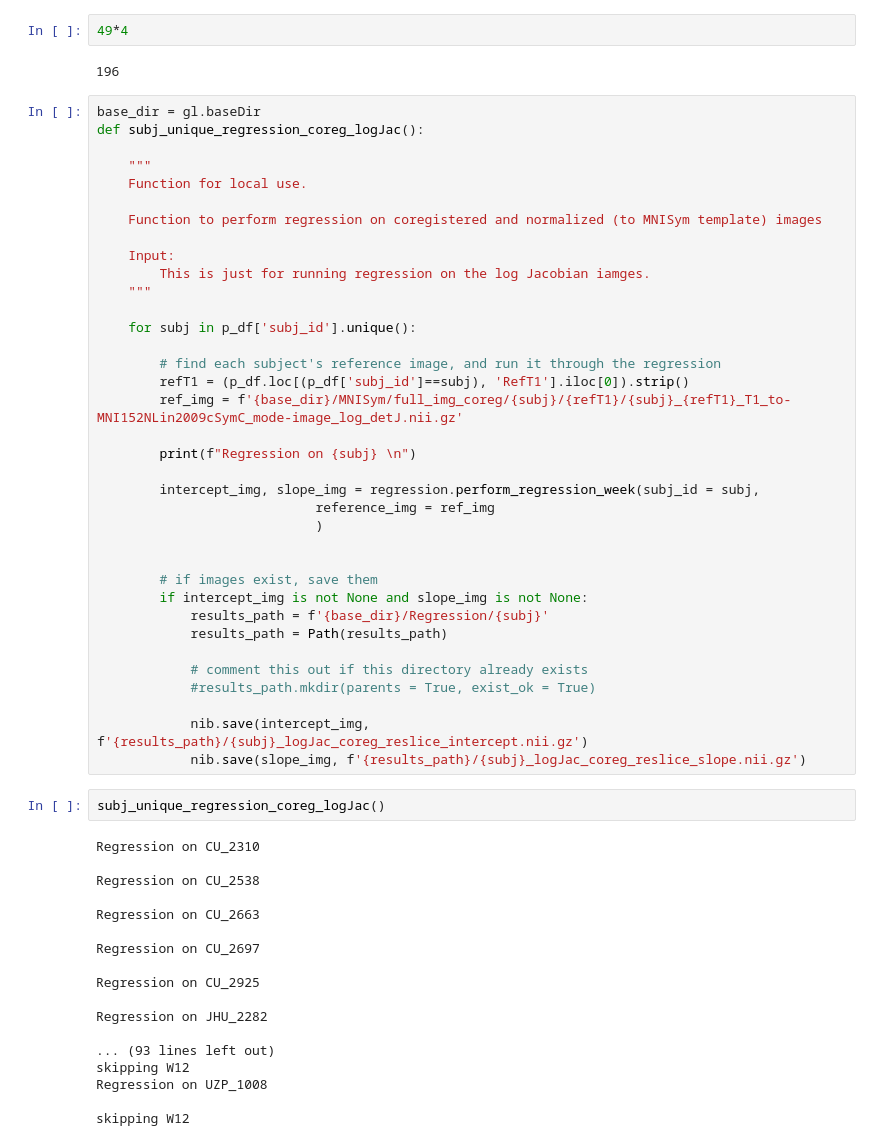
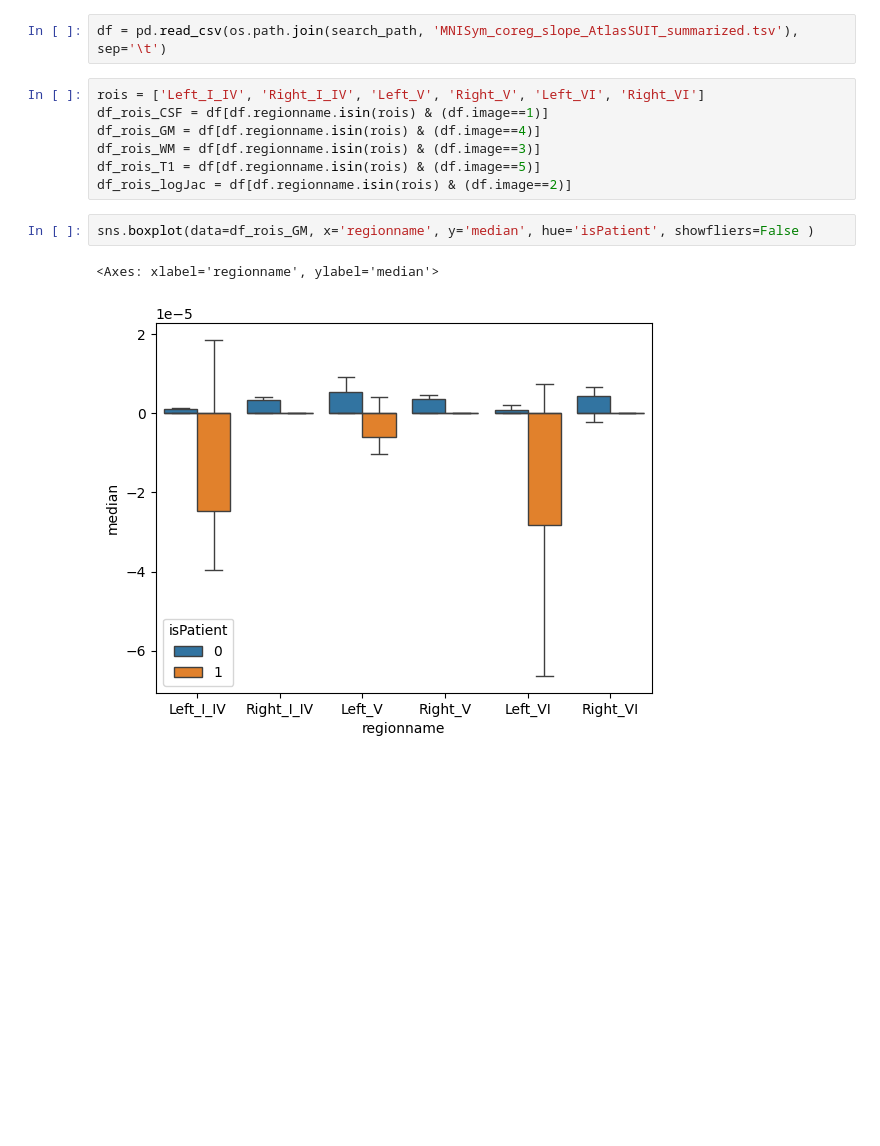
Before and after one commit to medhakp/smarts_cerebellum, a Jupyter notebook: pipelines/MNISym_coreg_regression.ipynb, the cells around one changed output. Cells and saved outputs as stored; diff of their text form; blank space fills up the shorter version.

```diff
--- a/pipelines/MNISym_coreg_regression.ipynb
+++ b/pipelines/MNISym_coreg_regression.ipynb
@@ -260,60 +53,14 @@ len(summarized_df.image_name.unique())
-# %%
-49*4
-# %% [output]
-196
-# %%
-base_dir = gl.baseDir
-def subj_unique_regression_coreg_logJac():
-
-    """
-    Function for local use.
-
-    Function to perform regression on coregistered and normalized (to MNISym template) images
-
-    Input:
-        This is just for running regression on the log Jacobian iamges.
-    """
-
-    for subj in p_df['subj_id'].unique():
-
-        # find each subject's reference image, and run it through the regression
-        refT1 = (p_df.loc[(p_df['subj_id']==subj), 'RefT1'].iloc[0]).strip()
-        ref_img = f'{base_dir}/MNISym/full_img_coreg/{subj}/{refT1}/{subj}_{refT1}_T1_to-MNI152NLin2009cSymC_mode-image_log_detJ.nii.gz'
-
-        print(f"Regression on {subj} \n")
-
-        intercept_img, slope_img = regression.perform_regression_week(subj_id = subj,
-                            reference_img = ref_img
-                            )
-
-
-        # if images exist, save them
-        if intercept_img is not None and slope_img is not None:
-            results_path = f'{base_dir}/Regression/{subj}'
-            results_path = Path(results_path)
-
-            # comment this out if this directory already exists
-            #results_path.mkdir(parents = True, exist_ok = True)
-
-            nib.save(intercept_img, f'{results_path}/{subj}_logJac_coreg_reslice_intercept.nii.gz')
-            nib.save(slope_img, f'{results_path}/{subj}_logJac_coreg_reslice_slope.nii.gz')
-# %%
-subj_unique_regression_coreg_logJac()
-# %% [output]
-Regression on CU_2310
-
-Regression on CU_2538
-
-Regression on CU_2663
-
-Regression on CU_2697
-
-Regression on CU_2925
-
-Regression on JHU_2282
-
-... (93 lines left out)
-skipping W12
-Regression on UZP_1008
-
-skipping W12
+# %%
+df = pd.read_csv(os.path.join(search_path, 'MNISym_coreg_slope_AtlasSUIT_summarized.tsv'), sep='\t')
+# %%
+rois = ['Left_I_IV', 'Right_I_IV', 'Left_V', 'Right_V', 'Left_VI', 'Right_VI']
+df_rois_CSF = df[df.regionname.isin(rois) & (df.image==1)]
+df_rois_GM = df[df.regionname.isin(rois) & (df.image==4)]
+df_rois_WM = df[df.regionname.isin(rois) & (df.image==3)]
+df_rois_T1 = df[df.regionname.isin(rois) & (df.image==5)]
+df_rois_logJac = df[df.regionname.isin(rois) & (df.image==2)]
+# %%
+sns.boxplot(data=df_rois_GM, x='regionname', y='median', hue='isPatient', showfliers=False )
+# %% [output]
+<Axes: xlabel='regionname', ylabel='median'>
+[figure, added]
```
Also changed, not shown: parts of 18 cells of this notebook, 1 other file.
